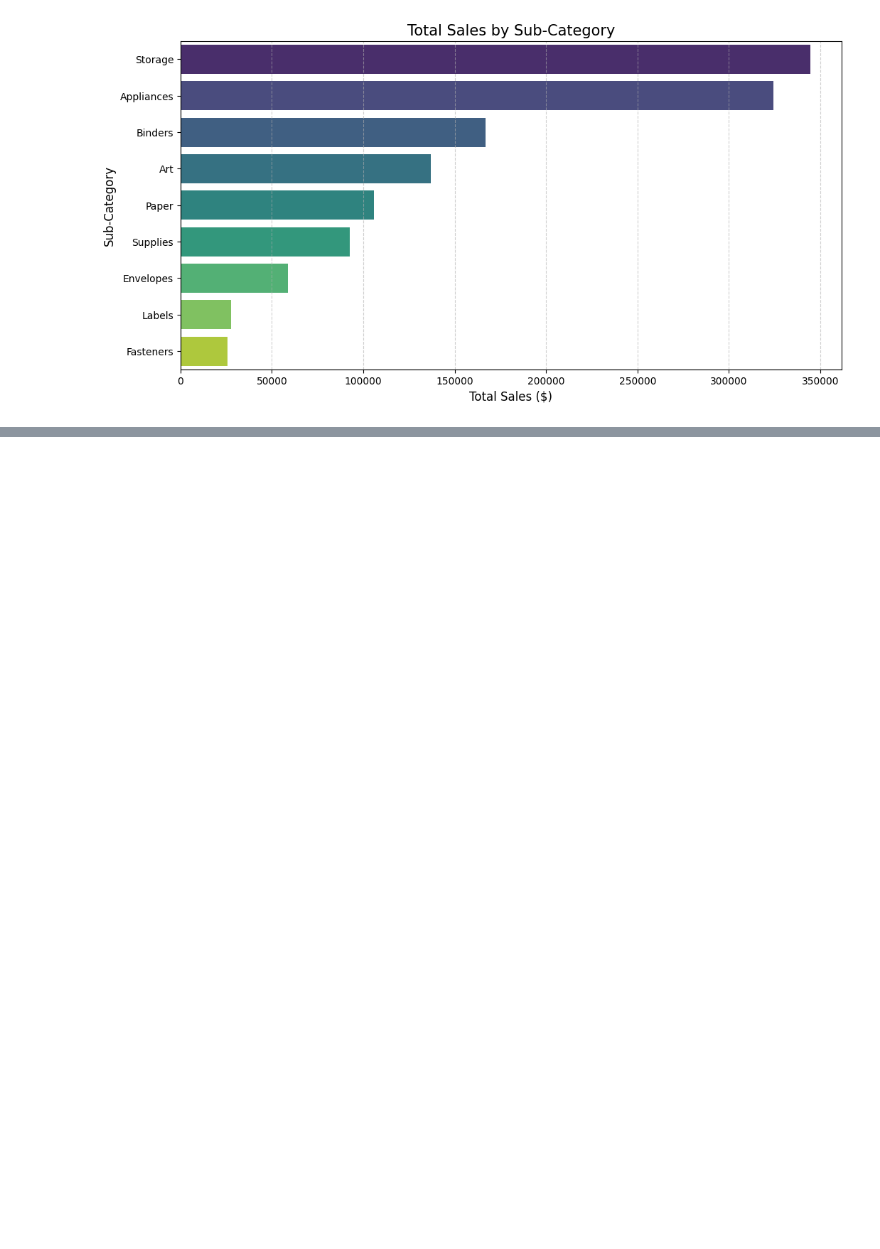
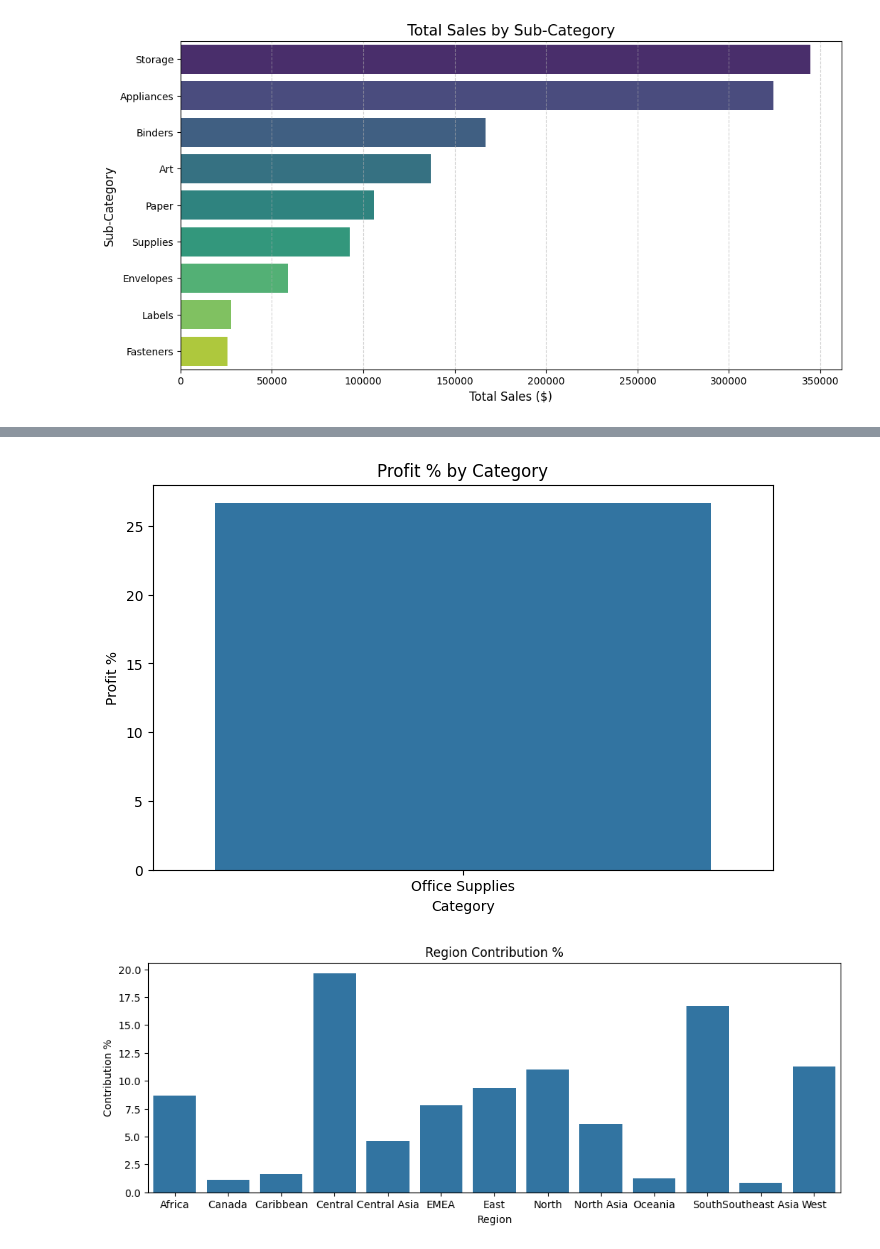
Before and after one commit to vivek31594-collab/sales-performance-dashboard, a Jupyter notebook: 2_notebooks/salesanalysis.ipynb, the cells around one changed output, grey strips where cells are left out. Cells and saved outputs as stored; diff of their text form; code cells hidden in the pictures; blank space fills up the shorter version.

```diff
--- a/2_notebooks/salesanalysis.ipynb
+++ b/2_notebooks/salesanalysis.ipynb
@@ -506,0 +544,12 @@ Passing `palette` without assigning `hue` is deprecated and will be removed in v
+# %%
+# Add Year & Month columns
+df['Year'] = df['Order.Date'].dt.year
+df['Month'] = df['Order.Date'].dt.to_period('M')
+
+# Total sales per year
+sales_by_year = df.groupby('Year')['Sales'].sum()
+sales_by_year
+
+# YoY Growth
+yoy_growth = sales_by_year.pct_change().fillna(0)
+yoy_growth
@@ -506,0 +560,8 @@ Passing `palette` without assigning `hue` is deprecated and will be removed in v
+# %%
+category_sales = df.groupby('Category')['Sales'].sum()
+category_profit = df.groupby('Category')['Profit'].sum()
+
+category_profit_percent = (category_profit / category_sales) * 100
+category_profit_percent = category_profit_percent.reset_index()
+category_profit_percent.columns = ['Category', 'Profit_Percent']
+category_profit_percent
@@ -506,0 +571,6 @@ Passing `palette` without assigning `hue` is deprecated and will be removed in v
+# %%
+region_sales = df.groupby('Region')['Sales'].sum()
+region_contribution = (region_sales / total_sales) * 100
+region_contribution = region_contribution.reset_index()
+region_contribution.columns = ['Region', 'Contribution_Percent']
+region_contribution
@@ -506,0 +620,20 @@ Passing `palette` without assigning `hue` is deprecated and will be removed in v
+# %%
+import matplotlib.pyplot as plt
+import seaborn as sns
+
+# Category profit %
+plt.figure(figsize=(8,5))
+sns.barplot(data=category_profit_percent, x='Category', y='Profit_Percent')
+plt.title('Profit % by Category')
+plt.ylabel('Profit %')
+plt.show()
+
+# Region contribution
+plt.figure(figsize=(12,4))
+sns.barplot(data=region_contribution, x='Region', y='Contribution_Percent')
+plt.title('Region Contribution %')
+plt.ylabel('Contribution %')
+plt.show()
+# %% [output]
+[figure, added]
+[figure, added]
```
Also changed, not shown: parts of 10 cells of this notebook.
